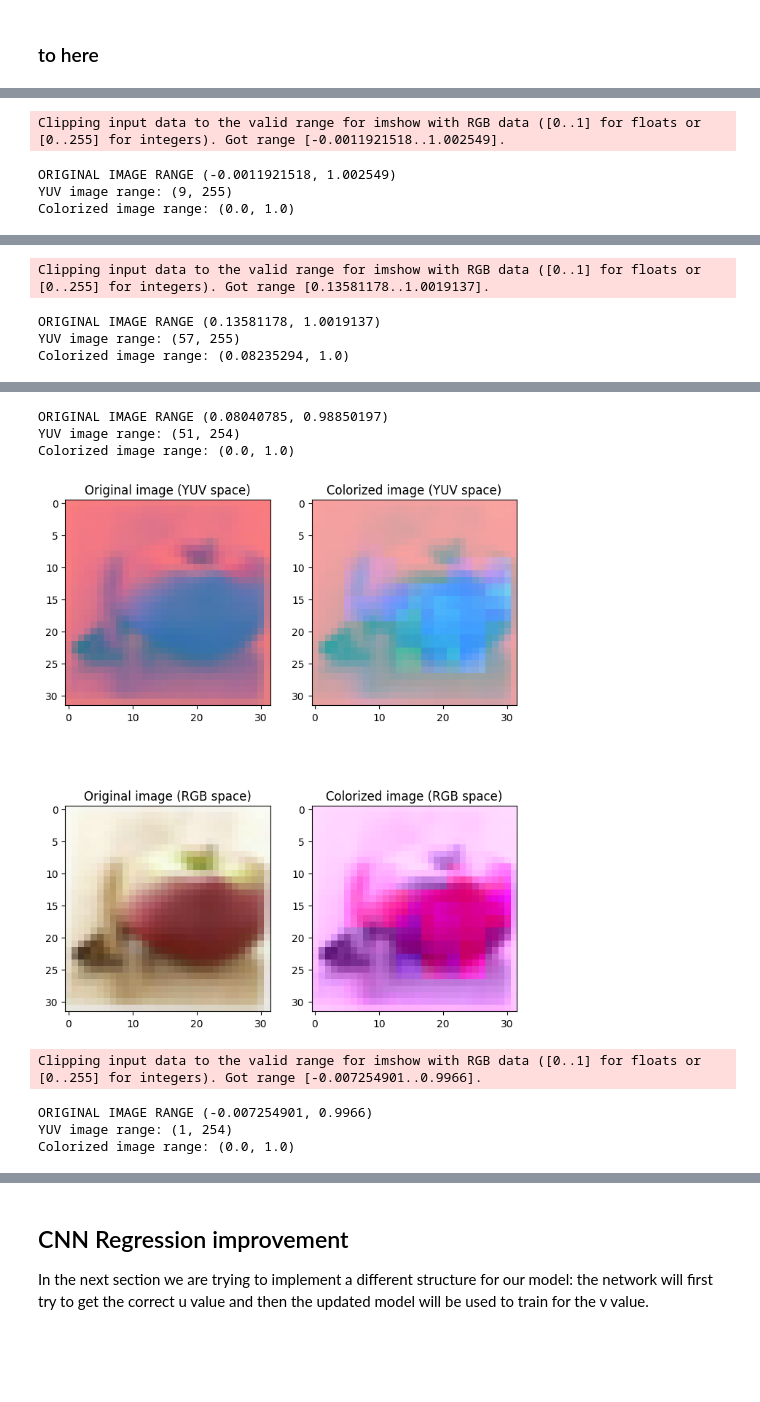
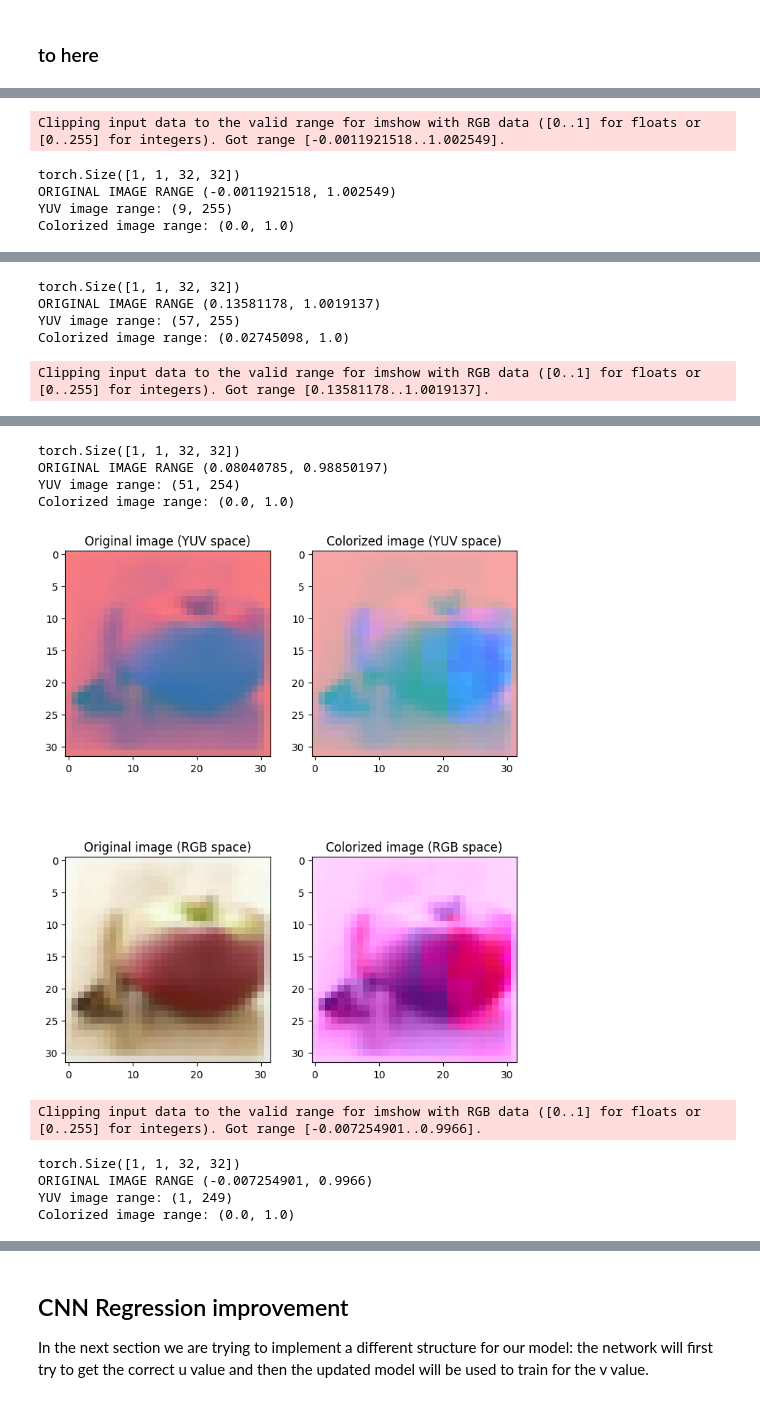
Before and after one commit to mihribanyvs/Colorization, a Jupyter notebook: regression_mih_v.ipynb, the cells around one changed output, grey strips where cells are left out. Cells and saved outputs as stored; diff of their text form; code cells hidden in the pictures; blank space fills up the shorter version.

```diff
--- a/regression_mih_v.ipynb
+++ b/regression_mih_v.ipynb
@@ -516,7 +519,7 @@ for batch in org_train:
     for i in range(n_out):
         # Load a grayscale Y channel image and predict colorization
         y_input = dataset[i][0].unsqueeze(0)  # Example input (1, H, W)
-
+        y_input = y_input.permute(0, 3, 1, 2)
         uv_output = colorize_image(model, y_input)  # Given the Y input, the algorithm should be able of predicting the UV colors
         # Convert back to RGB
 
@@ -535,7 +538,7 @@ for batch in org_train:
         rgb_colorized = rgb_colorized.astype(np.float32) / 255
         #bgr_colorized = cv2.cvtColor(rgb_colorized, cv2.COLOR_BGR2RGB)
 
-        image_tensor, _, _ = batch  # Estrai dati dal batch
+        image_tensor, _ = batch  # Estrai dati dal batch
 
         org_rgb = image_tensor[i, :, :, :]  # First batch image
 
@@ -603,11 +606,13 @@ for batch in org_train:
     break
 # %% [output]
 Clipping input data to the valid range for imshow with RGB data ([0..1] for floats or [0..255] for integers). Got range [-0.0011921518..1.002549].
+torch.Size([1, 1, 32, 32])
 ORIGINAL IMAGE RANGE (-0.0011921518, 1.002549)
 YUV image range: (9, 255)
 Colorized image range: (0.0, 1.0)
 [figure]
-Clipping input data to the valid range for imshow with RGB data ([0..1] for floats or [0..255] for integers). Got range [0.13581178..1.0019137].
+torch.Size([1, 1, 32, 32])
+ORIGINAL IMAGE RANGE (0.13581178, 1.0019137)
+YUV image range: (57, 255)
+Colorized image range: (0.02745098, 1.0)
-ORIGINAL IMAGE RANGE (0.13581178, 1.0019137)
-YUV image range: (57, 255)
-Colorized image range: (0.08235294, 1.0)
+Clipping input data to the valid range for imshow with RGB data ([0..1] for floats or [0..255] for integers). Got range [0.13581178..1.0019137].
@@ -615,8 +620,10 @@ Colorized image range: (0.08235294, 1.0)
+torch.Size([1, 1, 32, 32])
 ORIGINAL IMAGE RANGE (0.08040785, 0.98850197)
 YUV image range: (51, 254)
 Colorized image range: (0.0, 1.0)
-[figure, old version]
+[figure, new version]
 Clipping input data to the valid range for imshow with RGB data ([0..1] for floats or [0..255] for integers). Got range [-0.007254901..0.9966].
+torch.Size([1, 1, 32, 32])
 ORIGINAL IMAGE RANGE (-0.007254901, 0.9966)
-YUV image range: (1, 254)
+YUV image range: (1, 249)
 Colorized image range: (0.0, 1.0)
```
Also changed, not shown: parts of 4 cells of this notebook.
